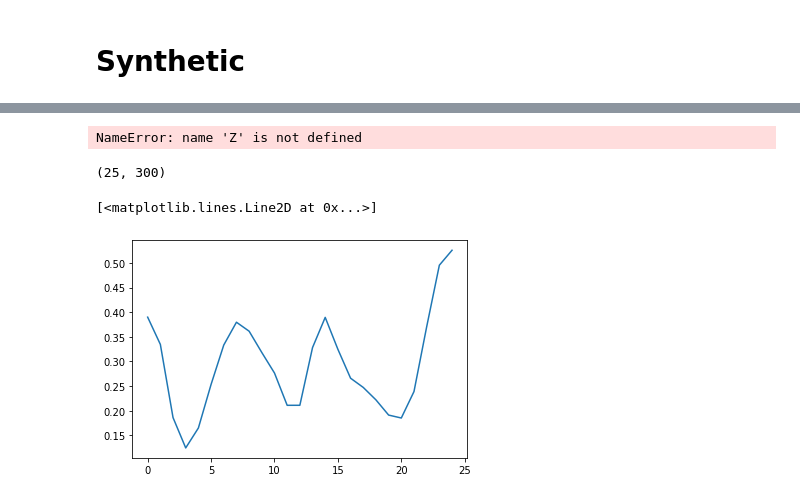
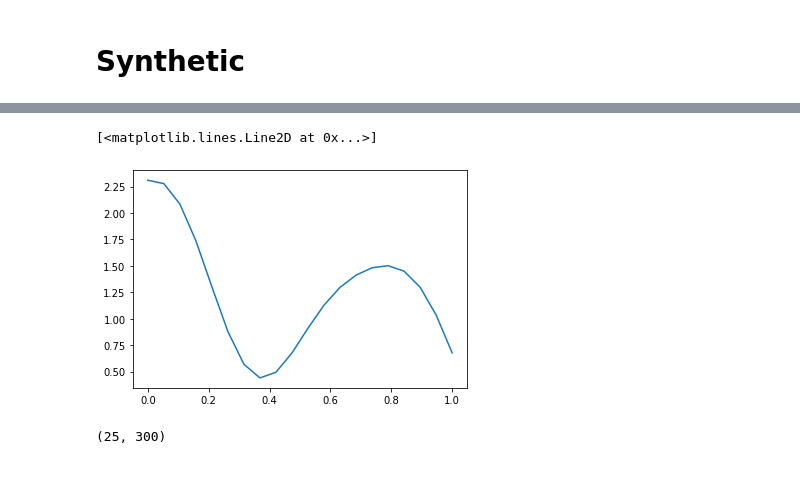
Before and after one commit to joshloyal/splinetlsm, a Jupyter notebook: notebooks/Untitled.ipynb, the cells around one changed output, grey strips where cells are left out. Saved outputs shown, nothing was run; the diff lists cells and outputs as text; code cells hidden in the pictures.

```diff
--- a/notebooks/Untitled.ipynb
+++ b/notebooks/Untitled.ipynb
@@ -94,16 +90,11 @@ roc_auc_score(y.ravel(), probas_pred.ravel())
 # %%
-plt.plot(time_points, Z[:, 0, 0])
+#plt.plot(time_points, Z[:, 0, 0])
 plt.plot(time_points, X[:, 0, 0])
 # %% [output]
-NameError: name 'Z' is not defined
+[<matplotlib.lines.Line2D at 0x...>]
+[figure, added]
 # %%
 probas.shape
 # %% [output]
 (25, 300)
-# %%
-plt.plot
-plt.plot(probas[:, 0])
-# %% [output]
-[<matplotlib.lines.Line2D at 0x...>]
-[figure, removed]
 # %%
```
Also changed, not shown: parts of 14 cells of this notebook, 17 other files.
